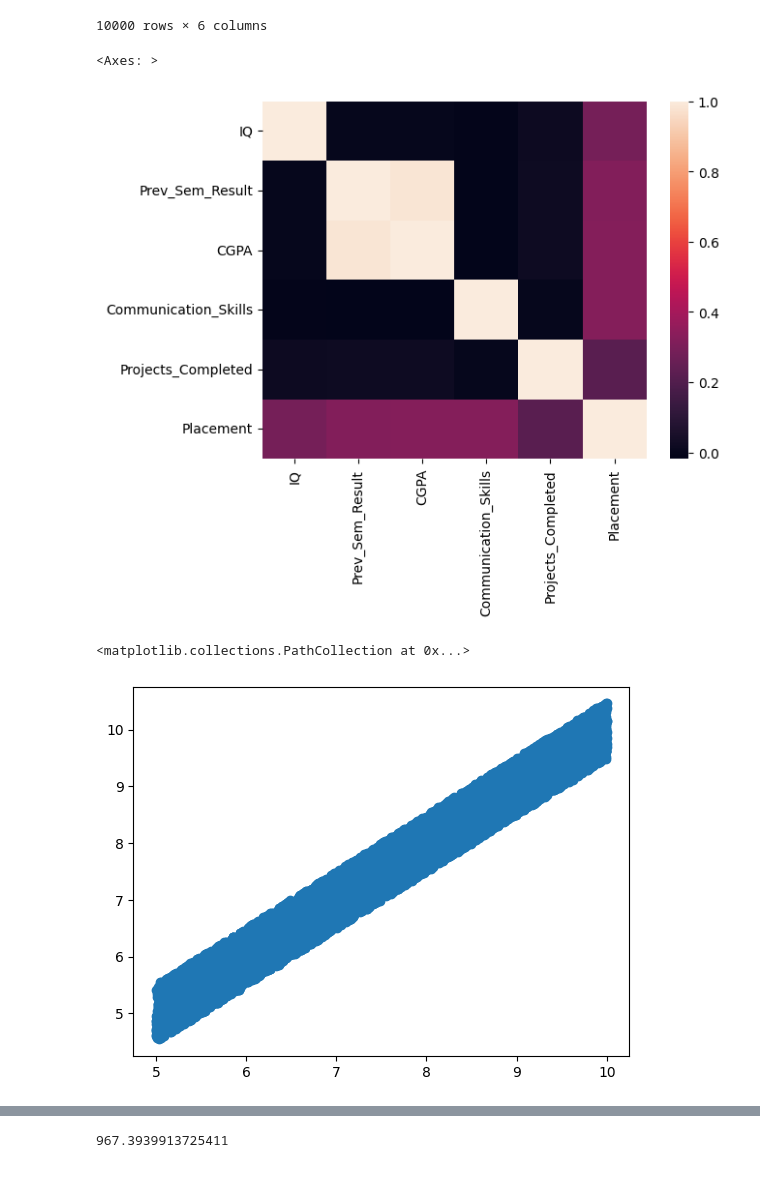
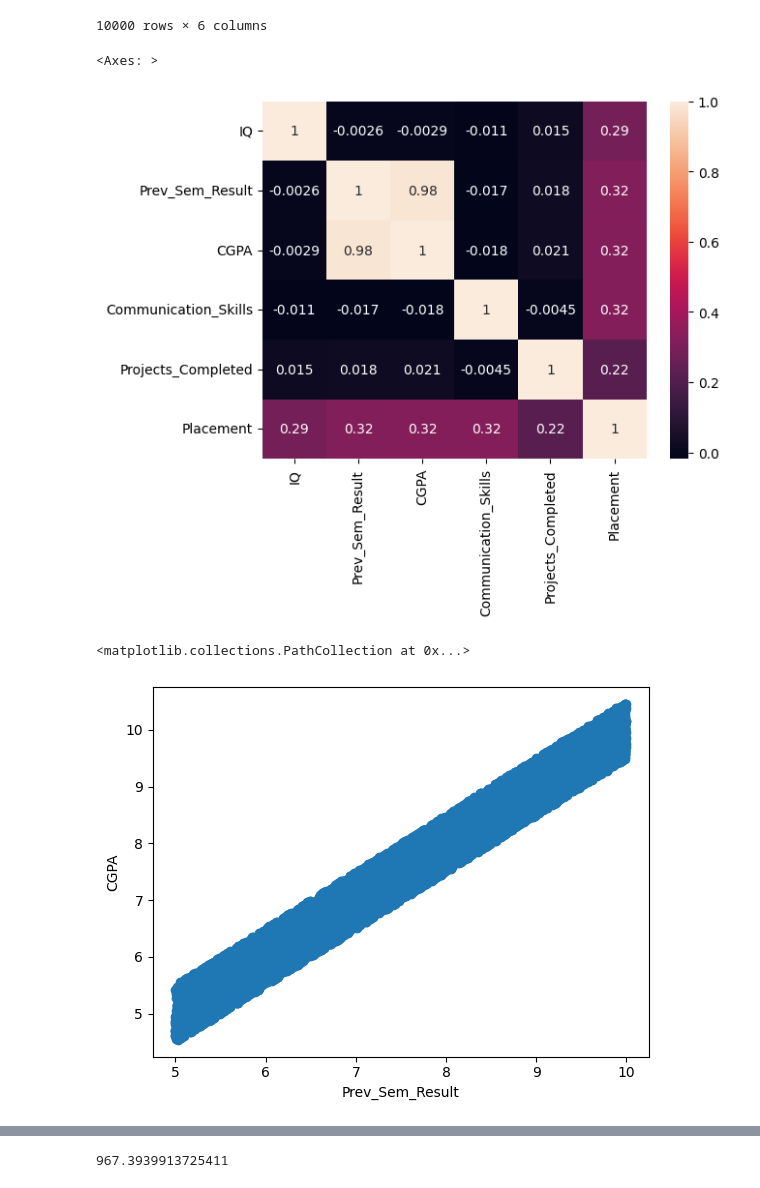
Before and after one commit to Sagittarius1377/DS-project-1, a Jupyter notebook: ds-project-1.ipynb, the cells around one changed output, grey strips where cells are left out. Drawn from its saved outputs; the diff is of its cells as text; code cells hidden in the pictures.

```diff
--- a/ds-project-1.ipynb
+++ b/ds-project-1.ipynb
@@ -139,14 +141,17 @@ feature_selected_data
 # %%
 # heatmap that visualizes the pairwise correlation coefficients between the features in the feature_selected_data
 
-sns.heatmap(feature_selected_data.corr())
+sns.heatmap(feature_selected_data.corr(), annot = True )
 # %% [output]
 <Axes: >
-[figure, old version]
+[figure, new version]
 # %%
 # a scatter plot between the second and third columns of the feature_selected_data
 
+plt.xlabel("Prev_Sem_Result")
+plt.ylabel("CGPA")
+
 plt.scatter(feature_selected_data[feature_selected_data.columns[1]],feature_selected_data[feature_selected_data.columns[2]])
 # %% [output]
 <matplotlib.collections.PathCollection at 0x...>
-[figure, old version]
+[figure, new version]
```
Also changed, not shown: parts of 23 cells of this notebook.
